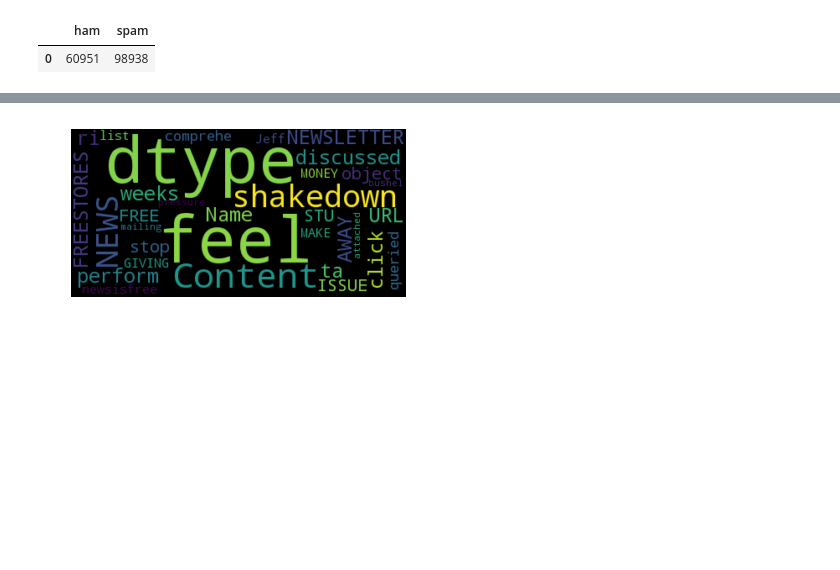
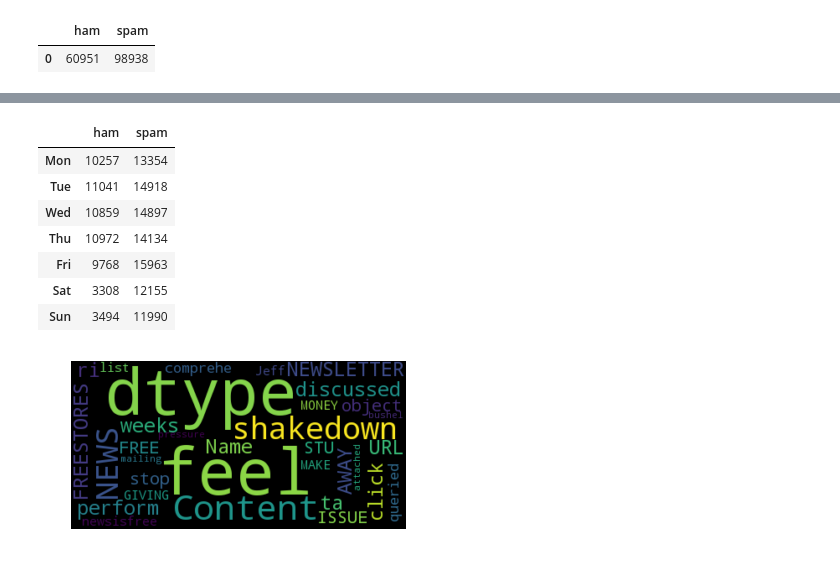
Before and after one commit to aenni0409/208-final-project-kapa, a Jupyter notebook: STA208_Project_Anita_Analysis.ipynb, the cells around one changed output, grey strips where cells are left out. Cells and saved outputs as stored; diff of their text form; code cells hidden in the pictures; blank space fills up the shorter version.

```diff
--- a/STA208_Project_Anita_Analysis.ipynb
+++ b/STA208_Project_Anita_Analysis.ipynb
@@ -49,3 +96,21 @@ set(data['Year'])
+# %%
+wd_count = []
+wd  = ['Mon','Tue','Wed','Thu','Fri','Sat','Sun']
+for i in wd :
+          c=collections.Counter(data[data['Weekday']==i]['Classification'])
+          wd_count.append(c)
+wd_count = pd.DataFrame(wd_count,index=wd)
+
+wd_count
+# %% [output]
+|  | ham | spam |
+| Mon | 10257 | 13354 |
+| Tue | 11041 | 14918 |
+| Wed | 10859 | 14897 |
+| Thu | 10972 | 14134 |
+| Fri | 9768 | 15963 |
+| Sat | 3308 | 12155 |
+| Sun | 3494 | 11990 |
 # %%
 #word cloud
 # Generate a word cloud image
```
Also changed, not shown: parts of 10 cells of this notebook.
